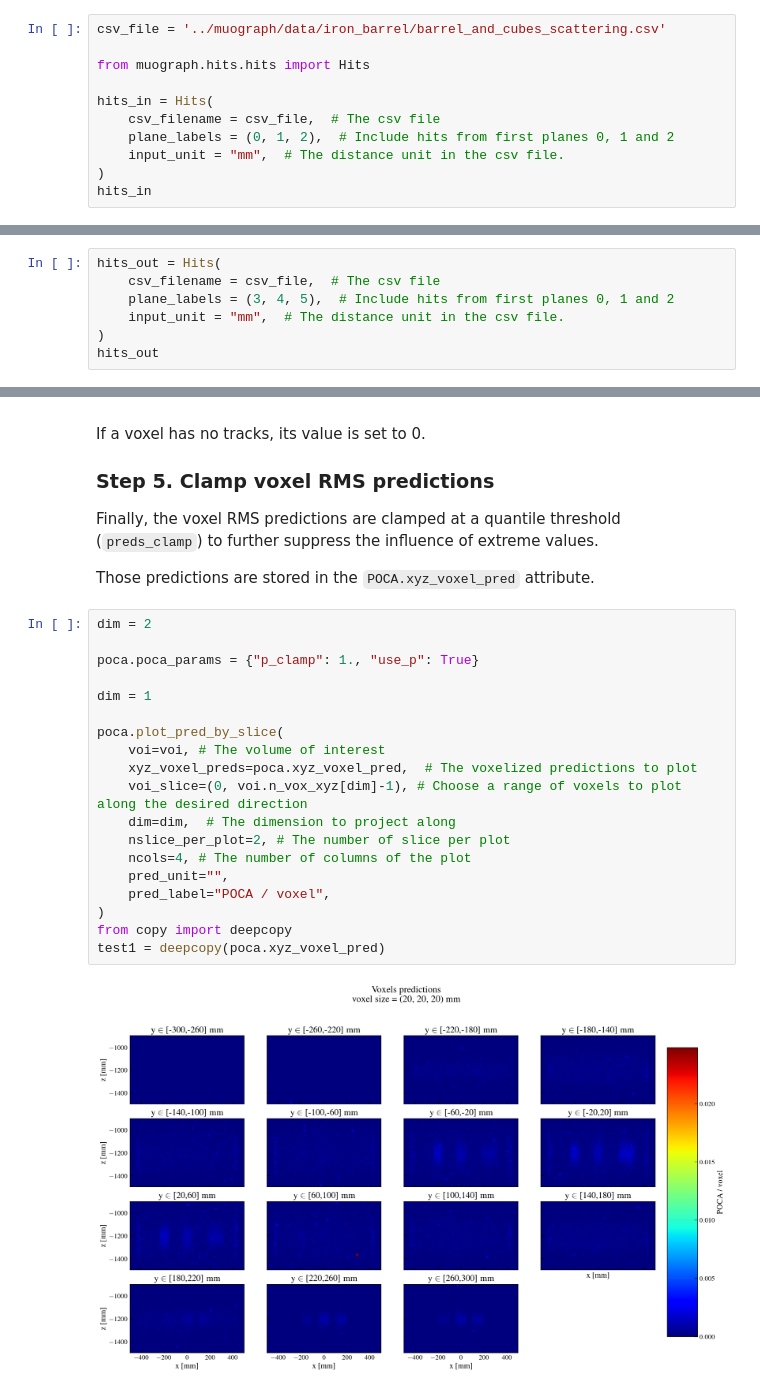
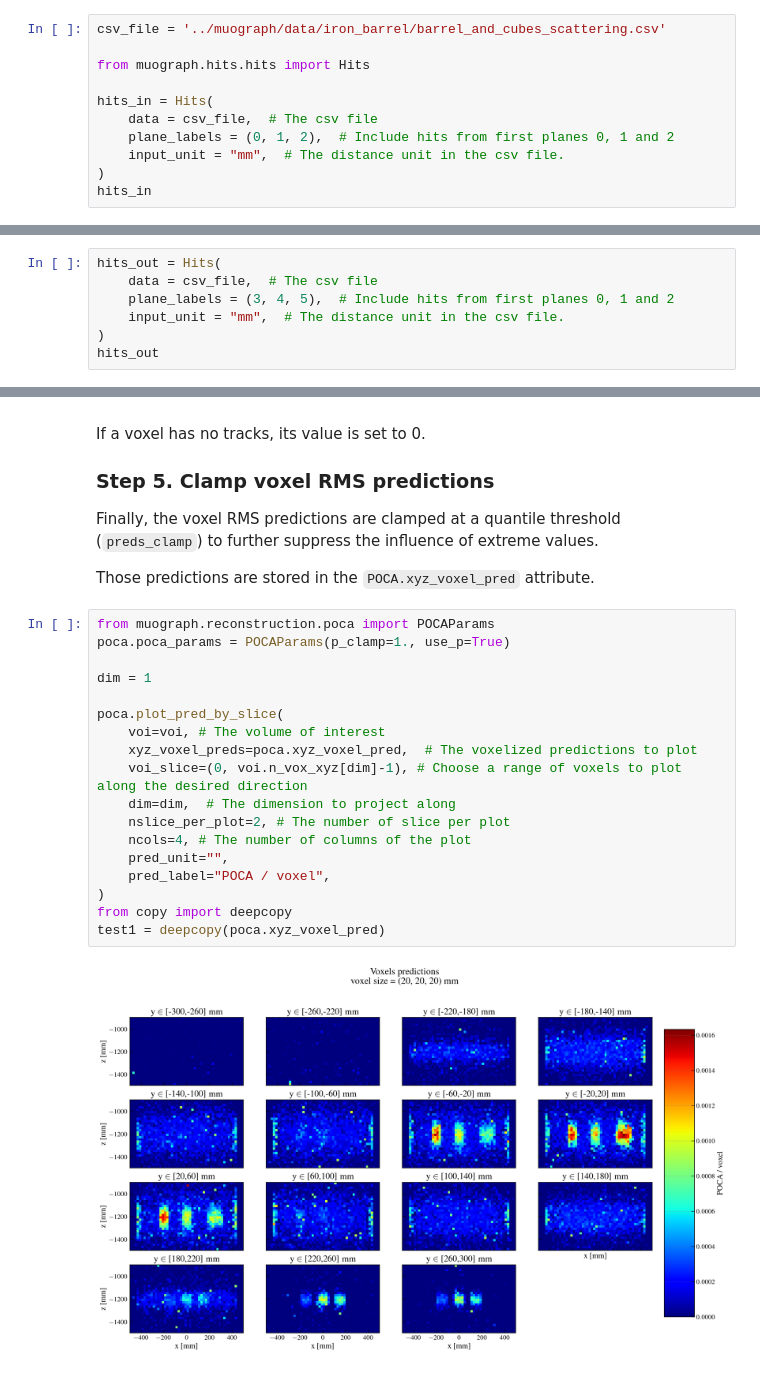
Before and after one commit to MaximeLagrange/muograph, a Jupyter notebook: tutorials/04_POCA.ipynb, the cells around one changed output, grey strips where cells are left out. Drawn from its saved outputs; the diff is of its cells as text.

```diff
--- a/tutorials/04_POCA.ipynb
+++ b/tutorials/04_POCA.ipynb
@@ -23,7 +23,7 @@ csv_file = '../muograph/data/iron_barrel/barrel_and_cubes_scattering.csv'
 from muograph.hits.hits import Hits
 
 hits_in = Hits(
-    csv_filename = csv_file,  # The csv file
+    data = csv_file,  # The csv file
     plane_labels = (0, 1, 2),  # Include hits from first planes 0, 1 and 2
     input_unit = "mm",  # The distance unit in the csv file.
 )
@@ -34,6 +33,6 @@ Collection of hits from 137,033 muons on 3 detector panels.
 # %%
 hits_out = Hits(
-    csv_filename = csv_file,  # The csv file
+    data = csv_file,  # The csv file
     plane_labels = (3, 4, 5),  # Include hits from first planes 0, 1 and 2
     input_unit = "mm",  # The distance unit in the csv file.
 )
@@ -353,24 +352,23 @@ to further suppress the influence of extreme values.
 
 Those predictions are stored in the `POCA.xyz_voxel_pred` attribute.
 # %%
-dim = 2
-
-poca.poca_params = {"p_clamp": 1., "use_p": True}
+from muograph.reconstruction.poca import POCAParams
+poca.poca_params = POCAParams(p_clamp=1., use_p=True)
 
 dim = 1
 
 poca.plot_pred_by_slice(
     voi=voi, # The volume of interest
     xyz_voxel_preds=poca.xyz_voxel_pred,  # The voxelized predictions to plot
     voi_slice=(0, voi.n_vox_xyz[dim]-1), # Choose a range of voxels to plot along the desired direction
     dim=dim,  # The dimension to project along
     nslice_per_plot=2, # The number of slice per plot
     ncols=4, # The number of columns of the plot
     pred_unit="",
     pred_label="POCA / voxel",
 )
 from copy import deepcopy
 test1 = deepcopy(poca.xyz_voxel_pred)
 # %% [output]
-[figure, old version]
+[figure, new version]
 # %%
```
Also changed, not shown: parts of 2 cells of this notebook, 9 other files.
